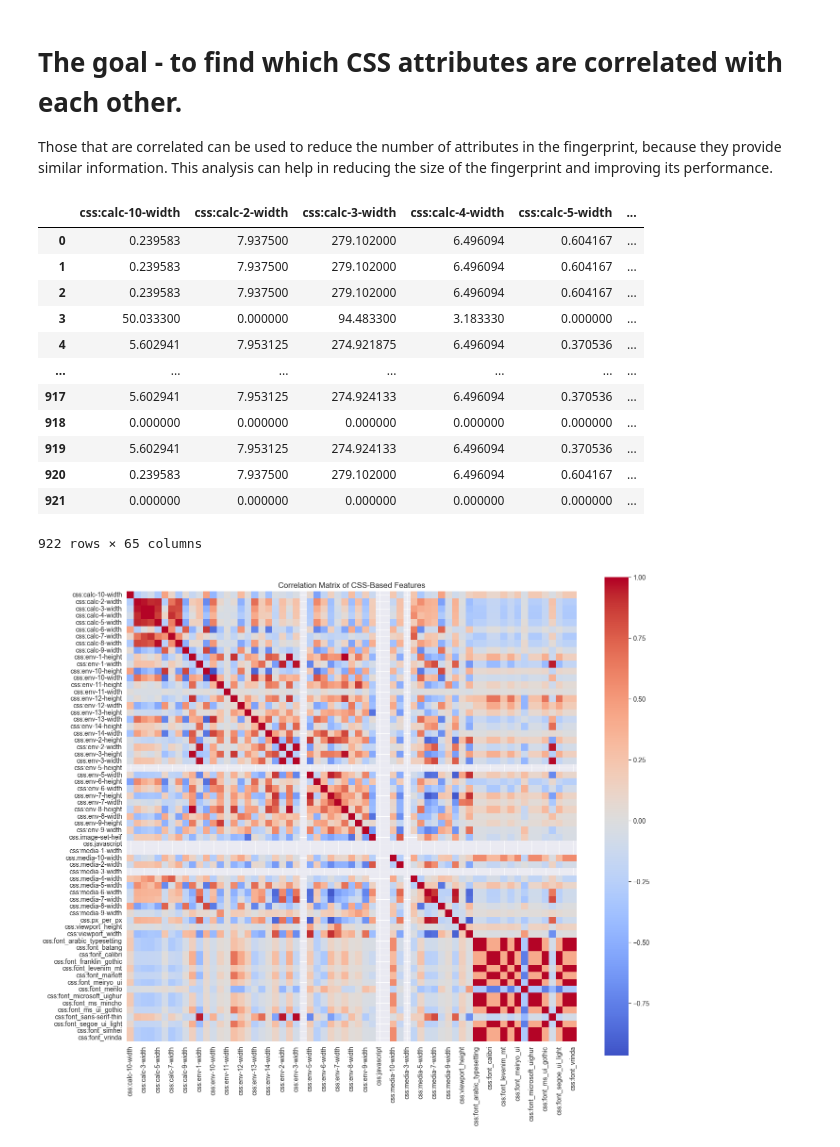
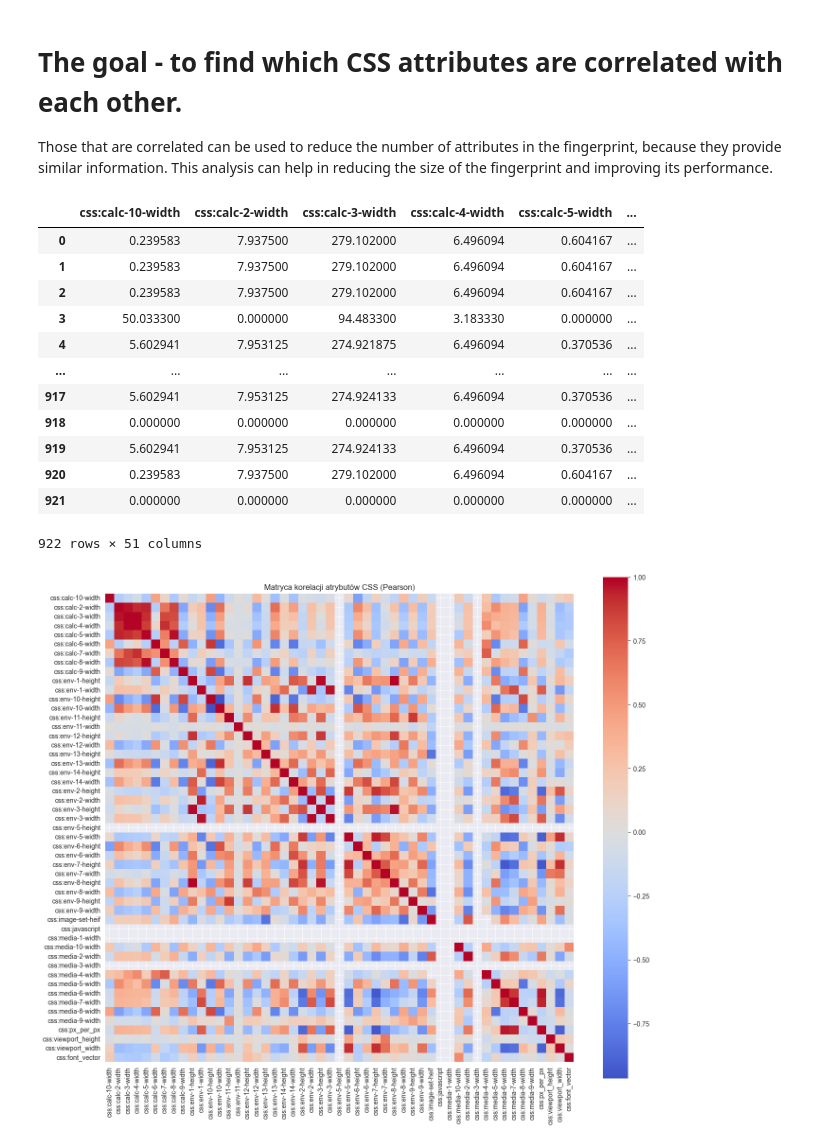
Before and after one commit to perzfilip/css-fingerprinting, a Jupyter notebook: analytics/6_correlation_matrix.ipynb, the cells around one changed output. Cells and saved outputs as stored; diff of their text form; code cells hidden in the pictures.

```diff
--- a/analytics/6_correlation_matrix.ipynb
+++ b/analytics/6_correlation_matrix.ipynb
@@ -13,8 +14,8 @@ df = pd.read_parquet('2_after_feature_extraction/feature_matrix_media_calc.parqu
 css_cols = [
     col for col in df.columns
     if col.startswith('css:')
-    and (not col == 'css:font_vector')
     and col != 'css:User-Agent'
+    and (not col.startswith('css:font') or col == 'css:font_vector')
 ]
 
 df_css = df[css_cols].copy()
@@ -33,7 +34,7 @@ df_css
 | 919 | 5.602941 | 7.953125 | 274.924133 | 6.496094 | 0.370536 | ... |
 | 920 | 0.239583 | 7.937500 | 279.102000 | 6.496094 | 0.604167 | ... |
 | 921 | 0.000000 | 0.000000 | 0.000000 | 0.000000 | 0.000000 | ... |
-922 rows × 65 columns
+922 rows × 51 columns
 # %%
 # some rows have NaN values, which will cause issues with correlation matrix (espacially the image-set-href attribute)
 df_css = df_css.replace(r'^\s*$', np.nan, regex=True)
@@ -42,9 +43,9 @@ corr_matrix = df_css.corr(method='pearson')
 # %%
 plt.figure(figsize=(14, 12))
 sns.heatmap(corr_matrix, cmap='coolwarm', center=0, annot=False, fmt=".2f", square=True)
-plt.title("Correlation Matrix of CSS-Based Features")
+plt.title("Matryca korelacji atrybutów CSS (Pearson)")
 plt.tight_layout()
 plt.show()
 # %% [output]
-[figure, old version]
+[figure, new version]
 # %%
```
Also changed, not shown: parts of 19 cells of this notebook, 11 other files.
